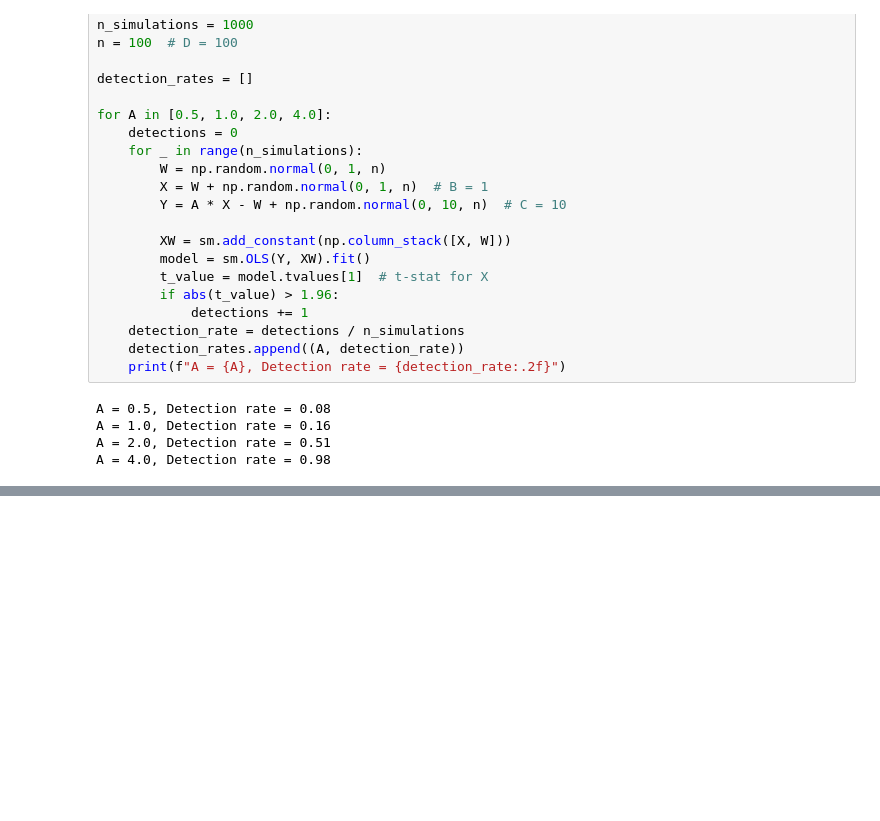
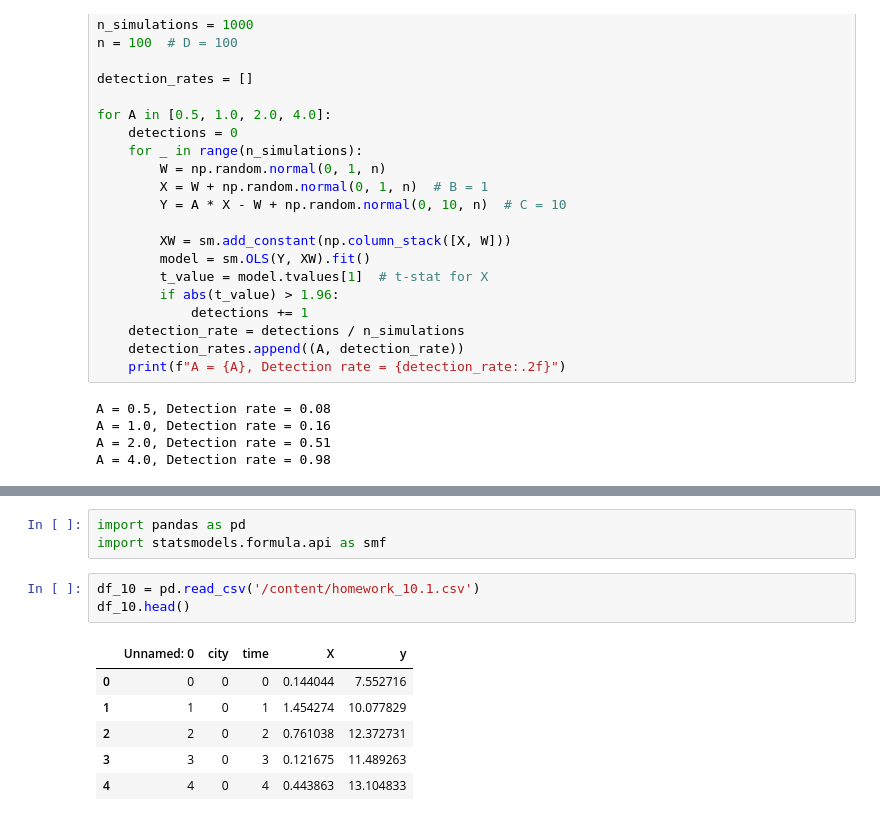
Before and after one commit to Rocking-Priya/2025-summer-mod-6, a Jupyter notebook: Mod_6_Homework_Reflection_Week_9_12.ipynb, the cells around one changed output, grey strips where cells are left out. Cells and saved outputs as stored; diff of their text form; blank space fills up the shorter version.

```diff
--- a/Mod_6_Homework_Reflection_Week_9_12.ipynb
+++ b/Mod_6_Homework_Reflection_Week_9_12.ipynb
@@ -212,0 +285,13 @@ A = 4.0, Detection rate = 0.98
+# %%
+import pandas as pd
+import statsmodels.formula.api as smf
+# %%
+df_10 = pd.read_csv('/content/homework_10.1.csv')
+df_10.head()
+# %% [output]
+|  | Unnamed: 0 | city | time | X | y |
+| 0 | 0 | 0 | 0 | 0.144044 | 7.552716 |
+| 1 | 1 | 0 | 1 | 1.454274 | 10.077829 |
+| 2 | 2 | 0 | 2 | 0.761038 | 12.372731 |
+| 3 | 3 | 0 | 3 | 0.121675 | 11.489263 |
+| 4 | 4 | 0 | 4 | 0.443863 | 13.104833 |
```
Also changed, not shown: parts of 5 cells of this notebook.
